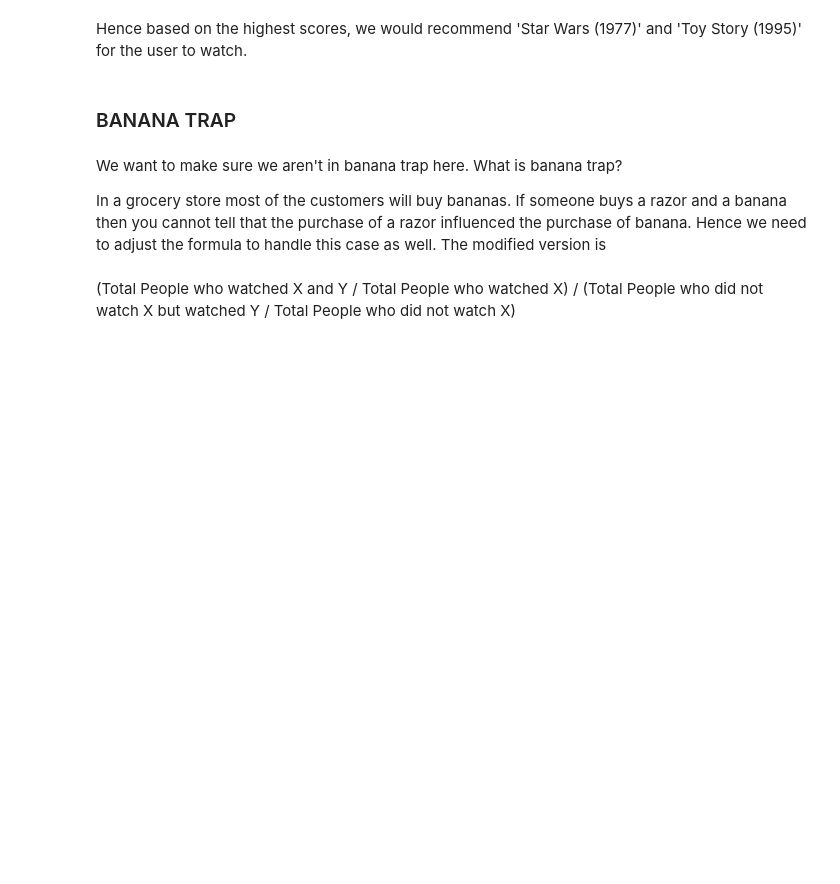
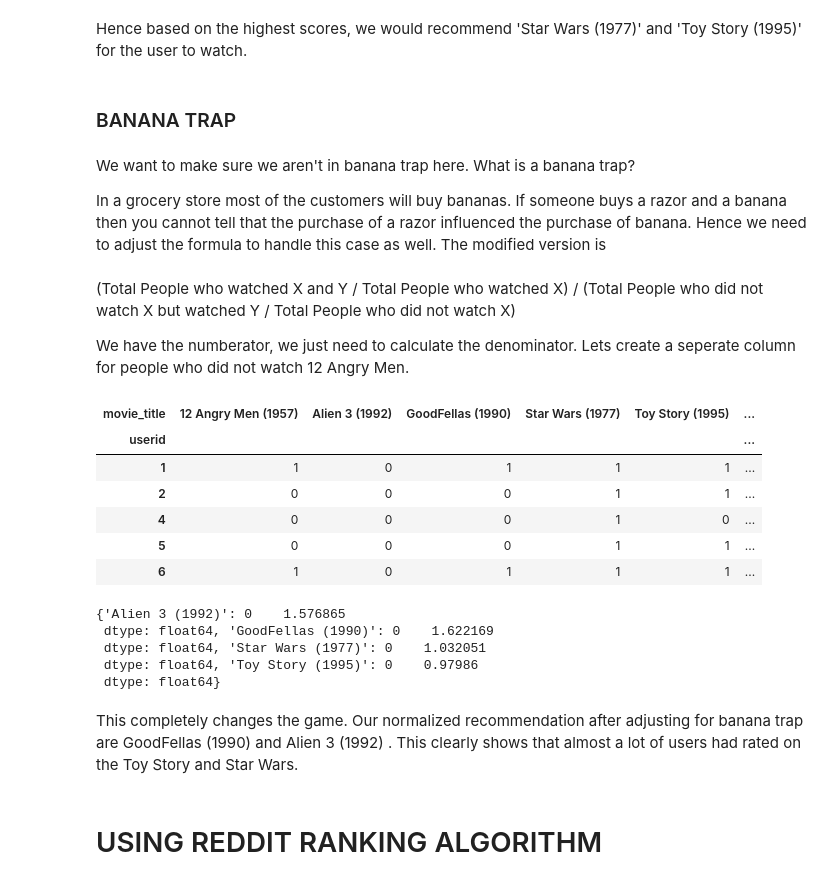
Before and after one commit to KartikPadmanabhan/myblog, a Jupyter notebook: recommender_systems/non_personalized_recommenders.ipynb, the cells around one changed output. Cells and saved outputs as stored; diff of their text form; code cells hidden in the pictures; blank space fills up the shorter version.

Commit message:
mean and normalized done

```diff
--- a/recommender_systems/non_personalized_recommenders.ipynb
+++ b/recommender_systems/non_personalized_recommenders.ipynb
@@ -239,0 +242,8 @@ dfr.head()
+# %%
+def convert_to_zeros_ones(x):
+    if x > 0:
+        return 1
+    else:
+        return 0
+dfr=dfr.applymap(lambda x:convert_to_zeros_ones(x))
+dfr.head()
@@ -268,9 +286,28 @@ Hence based on the highest scores, we would recommend 'Star Wars (1977)' and 'To
 # %% [markdown]
 ### BANANA TRAP
 # %% [markdown]
-We want to make sure we aren't in banana trap here. What is banana trap?
+We want to make sure we aren't in banana trap here. What is a banana trap?
 
 In a grocery store most of the customers will buy bananas. If someone buys a razor and a banana then you cannot tell that the purchase of a razor influenced the purchase of banana. Hence we need to adjust the formula to handle this case as well. The modified version is
 # %% [markdown]
 (Total People who watched X and Y / Total People who watched X) /
 (Total People who did not watch X but watched Y / Total People who did not watch X)
+
+We have the numberator, we just need to calculate the denominator. Lets create a seperate column for people who did not watch 12 Angry Men.
+# %%
+'''convert 1s to 0s and vice versa for 12 angry men'''
+def ones_to_zeros(x):
+    if x==1:
+        return 0
+    else:
+        return 1
+dfr['Not_12_Angry_Men']=dfr['12 Angry Men (1957)'].apply(lambda x:ones_to_zeros(x))
+dfr.head()
+# %% [output]
+| movie_title | 12 Angry Men (1957) | Alien 3 (1992) | GoodFellas (1990) | Star Wars (1977) | Toy Story (1995) | ... |
+| userid |  |  |  |  |  | ... |
+| 1 | 1 | 0 | 1 | 1 | 1 | ... |
+| 2 | 0 | 0 | 0 | 1 | 1 | ... |
+| 4 | 0 | 0 | 0 | 1 | 0 | ... |
+| 5 | 0 | 0 | 0 | 1 | 1 | ... |
+| 6 | 1 | 0 | 1 | 1 | 1 | ... |
@@ -276,0 +322,12 @@ In a grocery store most of the customers will buy bananas. If someone buys a raz
+# %%
+score_dict
+# %% [output]
+{'Alien 3 (1992)': 0    1.576865
+ dtype: float64, 'GoodFellas (1990)': 0    1.622169
+ dtype: float64, 'Star Wars (1977)': 0    1.032051
+ dtype: float64, 'Toy Story (1995)': 0    0.97986
+ dtype: float64}
+# %% [markdown]
+This completely changes the game. Our normalized recommendation after adjusting for banana trap are GoodFellas (1990) and Alien 3 (1992) . This clearly shows that almost a lot of users had rated on the Toy Story and Star Wars.
+# %% [markdown]
+# USING REDDIT RANKING ALGORITHM
```
Also changed, not shown: parts of 5 cells of this notebook.
